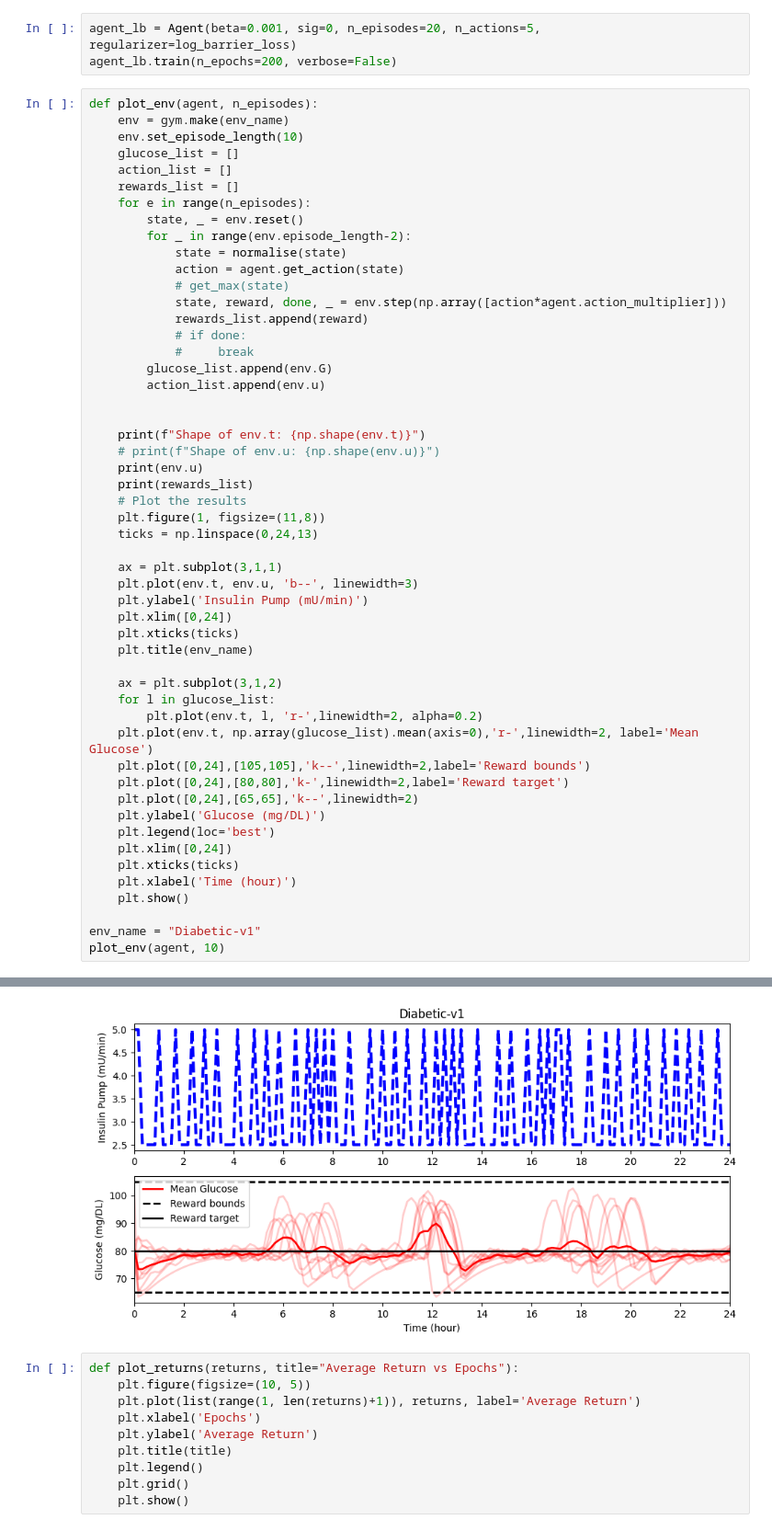
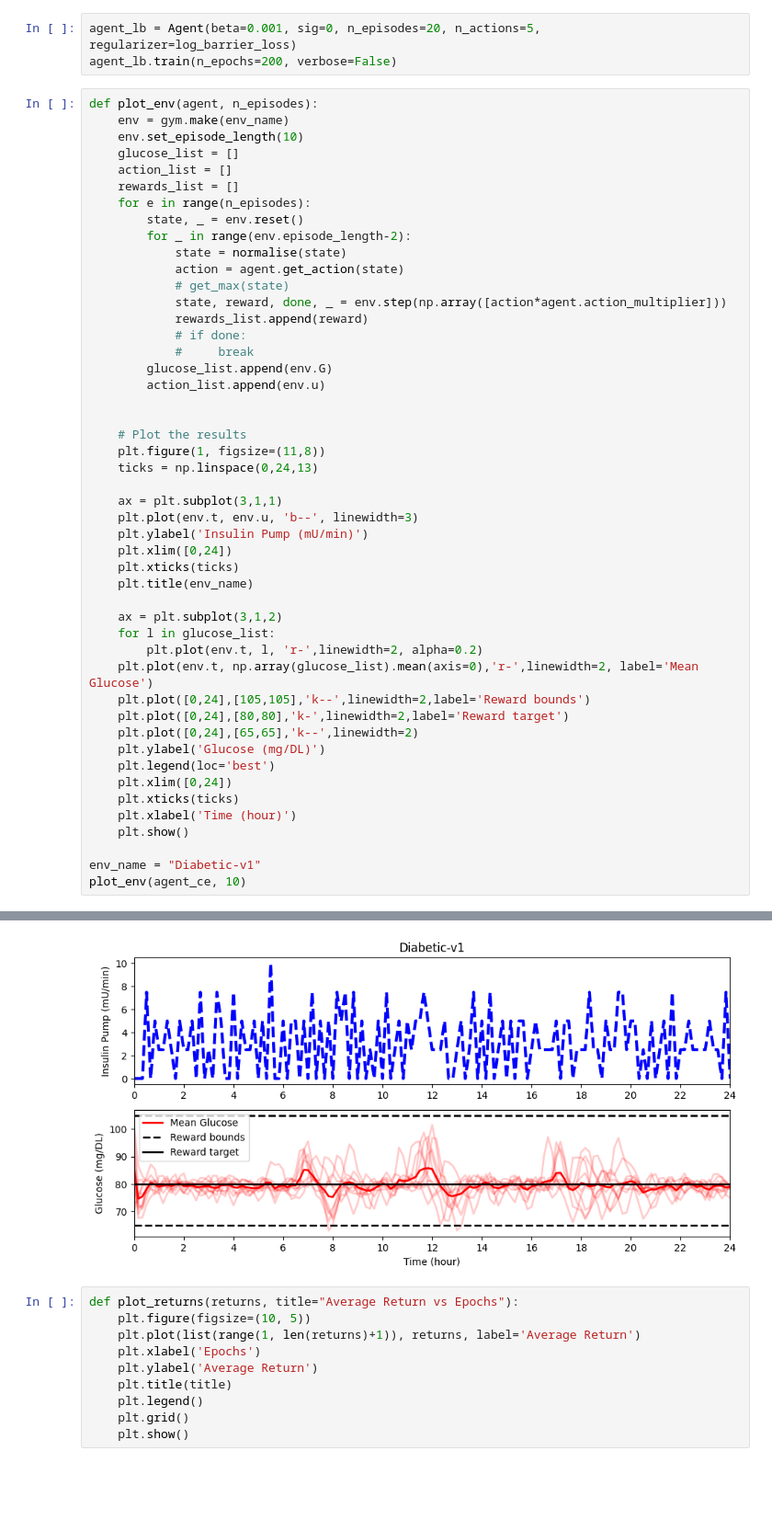
Before and after one commit to Harsh-Murdeshwar/differentially-private-RL, a Jupyter notebook: diabetes.ipynb, the cells around one changed output, grey strips where cells are left out. Shown: that part at 92% size. Drawn from its saved outputs; the diff is of its cells as text; blank space fills up the shorter version.

```diff
--- a/diabetes.ipynb
+++ b/diabetes.ipynb
@@ -349,10 +331,6 @@ def plot_env(agent, n_episodes):
         action_list.append(env.u)
 
 
-    print(f"Shape of env.t: {np.shape(env.t)}")
-    # print(f"Shape of env.u: {np.shape(env.u)}")
-    print(env.u)
-    print(rewards_list)
     # Plot the results
     plt.figure(1, figsize=(11,8))
     ticks = np.linspace(0,24,13)
@@ -379,5 +357,5 @@ def plot_env(agent, n_episodes):
     plt.show()
 
 env_name = "Diabetic-v1"
-plot_env(agent, 10)
+plot_env(agent_ce, 10)
 # %% [output]
@@ -387,4 +362,4 @@ Shape of env.t: (145,)
-[figure, old version]
+[figure, new version]
 # %%
 def plot_returns(returns, title="Average Return vs Epochs"):
     plt.figure(figsize=(10, 5))
```
Also changed, not shown: parts of 2 cells of this notebook, 1 other file.
